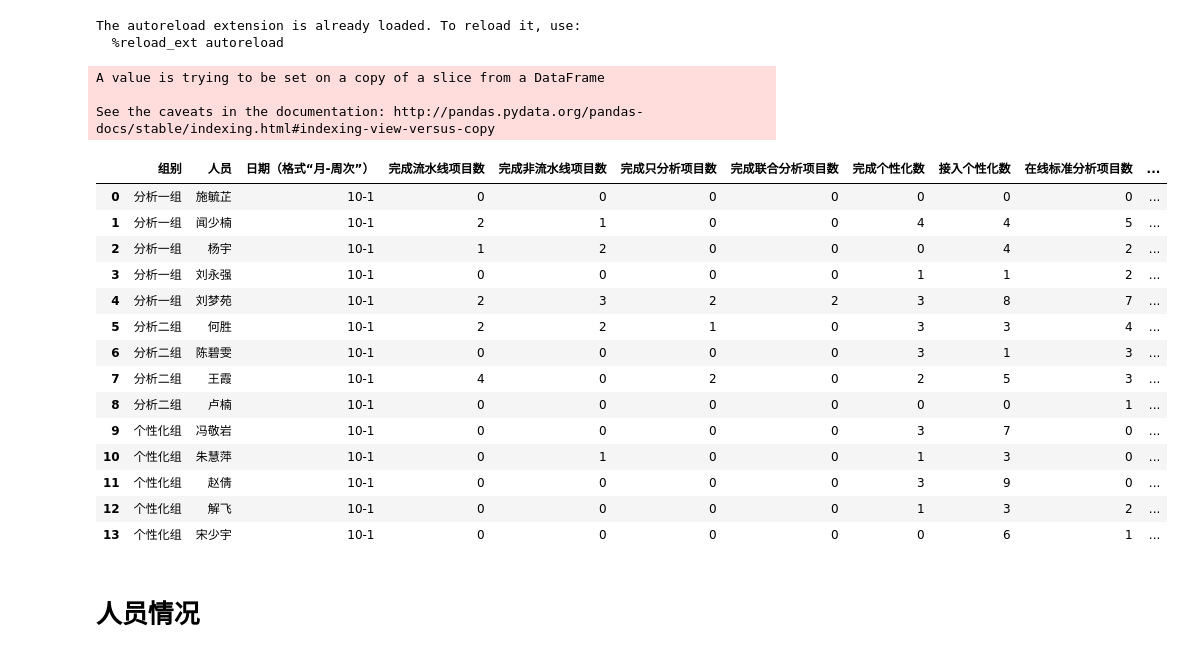
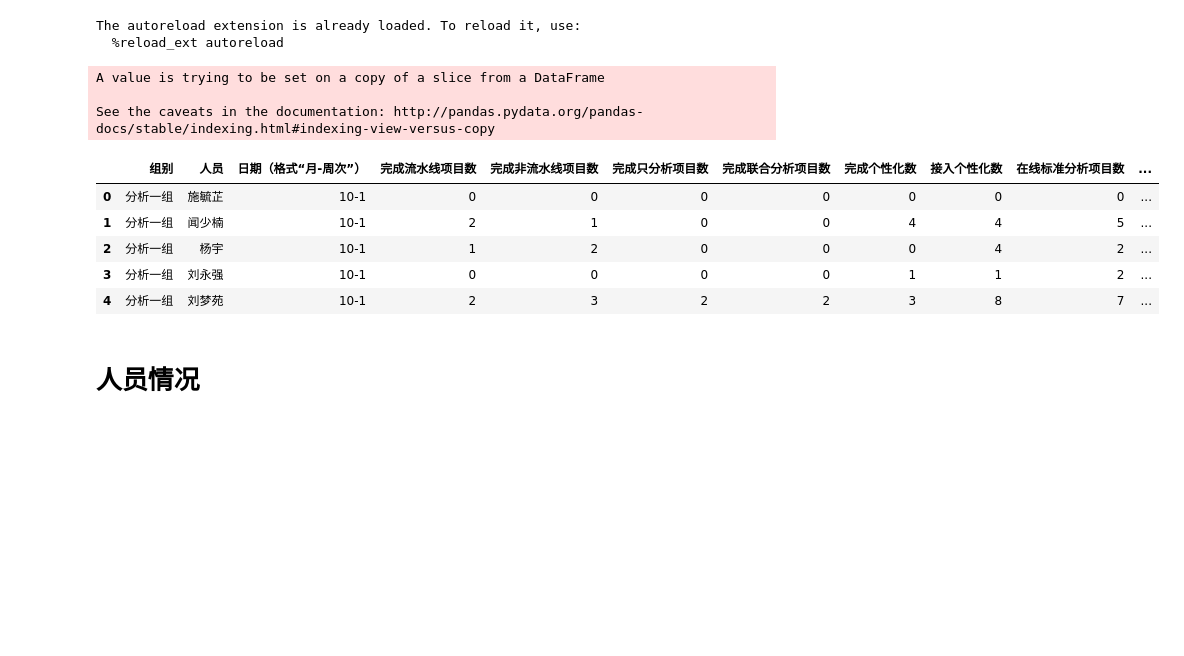
Before and after one commit to komais/chart, a Jupyter notebook: bin/chart/Analysis-2018-10-8.ipynb, the cells around one changed output. Cells and saved outputs as stored; diff of their text form; code cells hidden in the pictures; blank space fills up the shorter version.

```diff
--- a/bin/chart/Analysis-2018-10-8.ipynb
+++ b/bin/chart/Analysis-2018-10-8.ipynb
@@ -31,30 +32,21 @@ myModule.upgrade_df(all_df1, [ ['完成项目总数',['完成商业项目数','
 # %%
 myModule.upgrade_df(all_df1, [ ['完成商业项目数',['完成流水线项目数','完成非流水线项目数','完成只分析项目数','完成联合分析项目数'],'+']])
 myModule.upgrade_df(all_df1, [ ['完成项目总数',['完成商业项目数','完成个性化数'],'+'] ,
                                ['在线项目总数',['在线标准分析项目数','在线个性化项目数'],'+']])
 all_df1 = all_df1.astype({'完成商业项目数':'int','完成项目总数':'int','在线项目总数':'int'})
 #all_dict2 = myModule.read_xlsx(all_files , 1 ) ##
 #all_df1.drop([])
-all_df1.loc[all_df1['日期（格式“月-周次”）']=='10-1']
+all_df1.loc[all_df1['日期（格式“月-周次”）']=='10-1'].head()
 # %% [output]
 A value is trying to be set on a copy of a slice from a DataFrame
 
 See the caveats in the documentation: http://pandas.pydata.org/pandas-docs/stable/indexing.html#indexing-view-versus-copy
 |  | 组别 | 人员 | 日期（格式“月-周次”） | 完成流水线项目数 | 完成非流水线项目数 | 完成只分析项目数 | 完成联合分析项目数 | 完成个性化数 | 接入个性化数 | 在线标准分析项目数 | ... |
 | 0 | 分析一组 | 施毓芷 | 10-1 | 0 | 0 | 0 | 0 | 0 | 0 | 0 | ... |
 | 1 | 分析一组 | 闻少楠 | 10-1 | 2 | 1 | 0 | 0 | 4 | 4 | 5 | ... |
 | 2 | 分析一组 | 杨宇 | 10-1 | 1 | 2 | 0 | 0 | 0 | 4 | 2 | ... |
 | 3 | 分析一组 | 刘永强 | 10-1 | 0 | 0 | 0 | 0 | 1 | 1 | 2 | ... |
 | 4 | 分析一组 | 刘梦苑 | 10-1 | 2 | 3 | 2 | 2 | 3 | 8 | 7 | ... |
-| 5 | 分析二组 | 何胜 | 10-1 | 2 | 2 | 1 | 0 | 3 | 3 | 4 | ... |
-| 6 | 分析二组 | 陈碧雯 | 10-1 | 0 | 0 | 0 | 0 | 3 | 1 | 3 | ... |
-| 7 | 分析二组 | 王霞 | 10-1 | 4 | 0 | 2 | 0 | 2 | 5 | 3 | ... |
-| 8 | 分析二组 | 卢楠 | 10-1 | 0 | 0 | 0 | 0 | 0 | 0 | 1 | ... |
-| 9 | 个性化组 | 冯敬岩 | 10-1 | 0 | 0 | 0 | 0 | 3 | 7 | 0 | ... |
-| 10 | 个性化组 | 朱慧萍 | 10-1 | 0 | 1 | 0 | 0 | 1 | 3 | 0 | ... |
-| 11 | 个性化组 | 赵倩 | 10-1 | 0 | 0 | 0 | 0 | 3 | 9 | 0 | ... |
-| 12 | 个性化组 | 解飞 | 10-1 | 0 | 0 | 0 | 0 | 1 | 3 | 2 | ... |
-| 13 | 个性化组 | 宋少宇 | 10-1 | 0 | 0 | 0 | 0 | 0 | 6 | 1 | ... |
 # %% [markdown]
 # 人员情况
 # %% [markdown]
```
Also changed, not shown: parts of 6 cells of this notebook, 1 other file.
